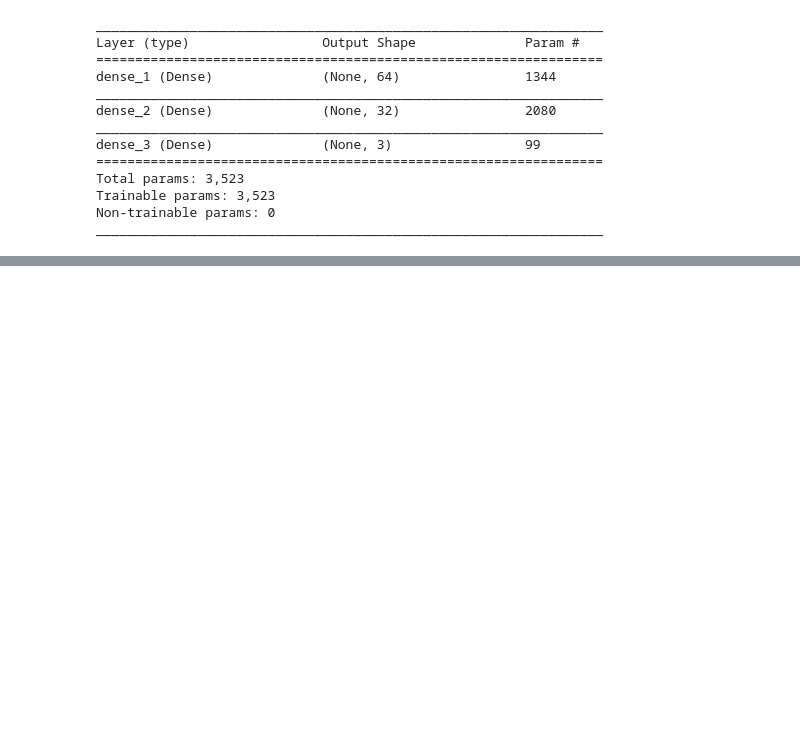
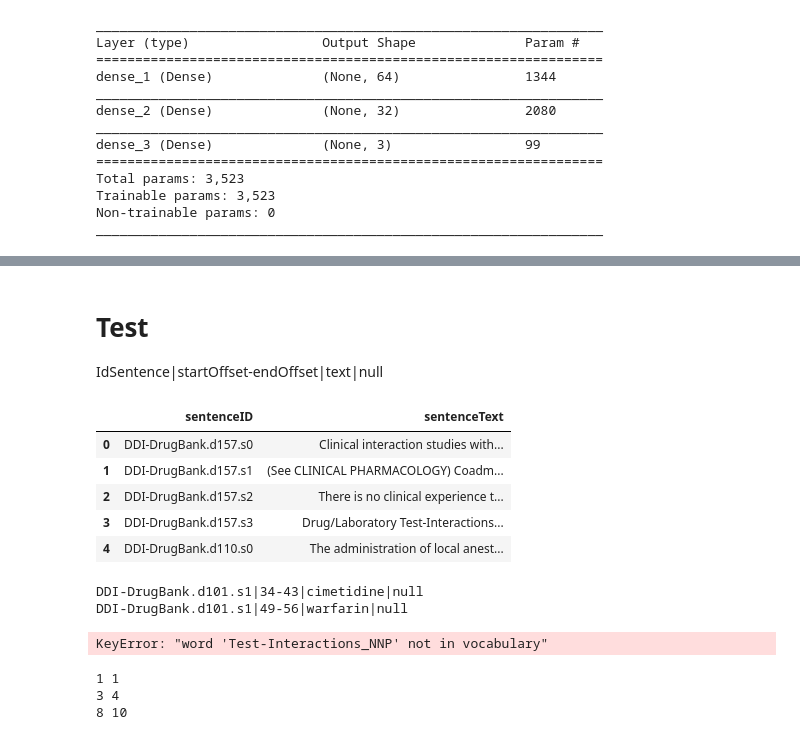
Before and after one commit to noobcode/HLT, a Jupyter notebook: src/Features.ipynb, the cells around one changed output, grey strips where cells are left out. Drawn from its saved outputs; the diff is of its cells as text; code cells hidden in the pictures; blank space fills up the shorter version.

```diff
--- a/src/Features.ipynb
+++ b/src/Features.ipynb
@@ -312,0 +361,14 @@ plt.show()
+# %% [markdown]
+# Test
+IdSentence|startOffset-endOffset|text|null
+# %%
+# read test .csv file containing (sentenceId, sentenceText)
+test_sentences = pd.read_csv(SENTENCE_PATH)
+test_sentences.head()
+# %% [output]
+|  | sentenceID | sentenceText |
+| 0 | DDI-DrugBank.d157.s0 | Clinical interaction studies with... |
+| 1 | DDI-DrugBank.d157.s1 | (See CLINICAL PHARMACOLOGY) Coadm... |
+| 2 | DDI-DrugBank.d157.s2 | There is no clinical experience t... |
+| 3 | DDI-DrugBank.d157.s3 | Drug/Laboratory Test-Interactions... |
+| 4 | DDI-DrugBank.d110.s0 | The administration of local anest... |
@@ -312,0 +395,36 @@ plt.show()
+# %%
+for index, row in test_sentences.iterrows():
+    sentenceId = row['sentenceID']
+    sentenceText = row['sentenceText']
+    # 1. tokenize sentence
+    tok_sentence, token_offset = token_spans(sentenceText)
+    # 2. add part of speech
+    tok_sentence_pos = [ word + '_' + pos for word, pos in pos_tag(tok_sentence, tagset=None)]
+    # 3. get word vectors, predict and write output line
+    vectors_to_predict = np.array([]).reshape(0,vector_size)
+    for word in tok_sentence_pos:
+        vectors_to_predict = np.vstack((vectors_to_predict, word_vectors[word]))
+    # 4. predict
+    predictions = model_nn.predict(vectors_to_predict)
+    predicted_labels = np.argmax(predictions, axis=1)
+    # 5. generate output
+    for i in range(len(predicted_labels)):
+        if predicted_labels[i] == 0:
+            end_entity_index = find_end_entity_index(predicted_labels, i)
+            start = token_offset[i][1]
+            end = token_offset[end_entity_index][2]
+            print (sentenceID + '|' + str(start) + '-' + str(end) + '|' + sentenceText[start:end+1] + '|null')
+# %% [output]
+DDI-DrugBank.d101.s1|34-43|cimetidine|null
+DDI-DrugBank.d101.s1|49-56|warfarin|null
+KeyError: "word 'Test-Interactions_NNP' not in vocabulary"
+# %%
+ll = [2, 0, 2, 0, 1, 2, 2, 2, 0, 1, 1, 2, 2]
+for i in range(len(ll)):
+    if ll[i] == 0:
+        end_entity_index = find_end_entity_index(ll, i)
+        print(i, end_entity_index)
+# %% [output]
+1 1
+3 4
+8 10
```
Also changed, not shown: parts of 17 cells of this notebook, 3 other files.
